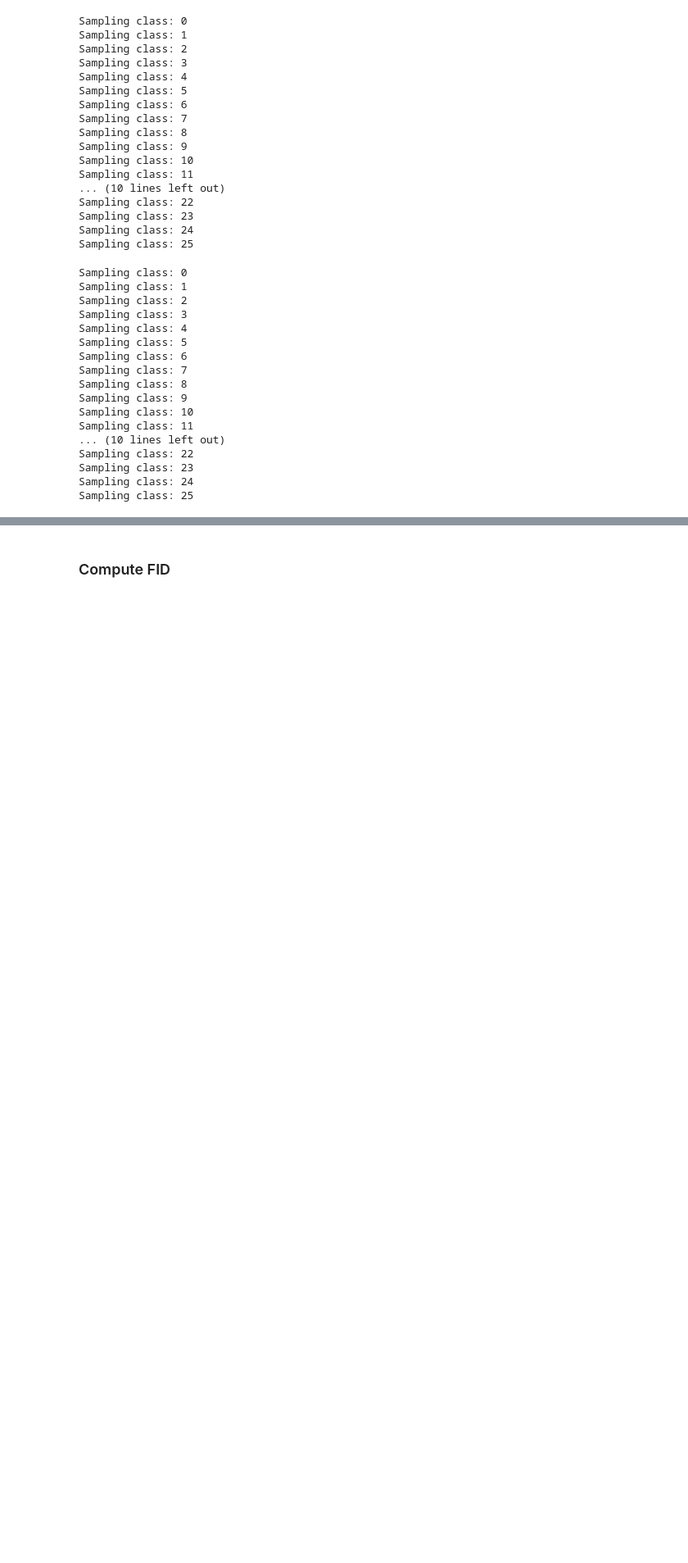
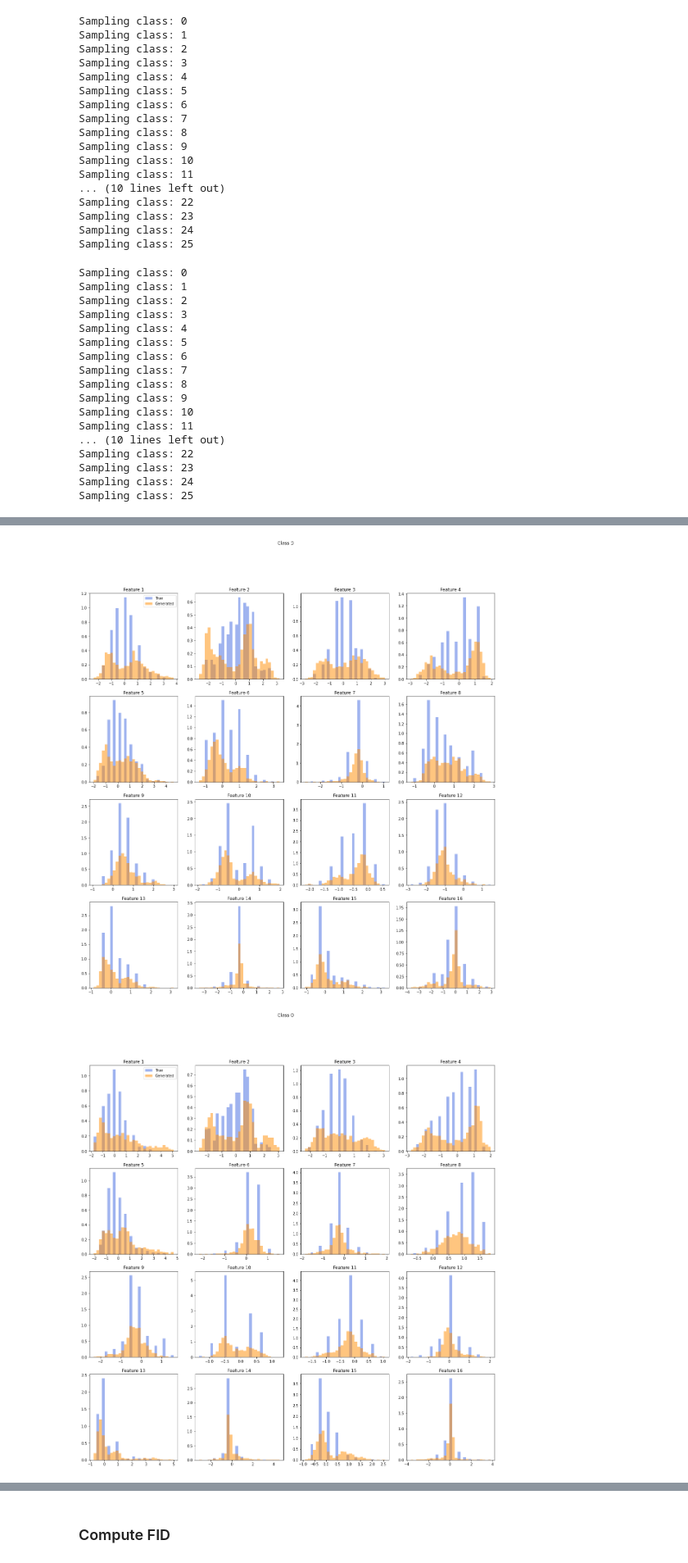
Before and after one commit to Genentech/branched-diffusion, a Jupyter notebook: notebooks/continuous_branched_letters_letter_quality.ipynb, the cells around one changed output, grey strips where cells are left out. Shown at 82% size. Drawn from its saved outputs; the diff is of its cells as text; code cells hidden in the pictures; blank space fills up the shorter version.

```diff
--- a/notebooks/continuous_branched_letters_letter_quality.ipynb
+++ b/notebooks/continuous_branched_letters_letter_quality.ipynb
@@ -217,0 +251,29 @@ Sampling class: 25
+# %%
+# Plot some example distributions of all features for certain classes
+mean_true_pred_dists = {c : [] for c in classes}
+for (c, _), dist in true_pred_dists.items():
+    mean_true_pred_dists[c].append(dist)
+for c, vals in mean_true_pred_dists.items():
+    mean_true_pred_dists[c] = np.mean(vals)
+
+num_cols = 4
+num_rows = int(np.ceil(num_features / num_cols))
+num_bins = 30
+
+for class_to_show in sorted(mean_true_pred_dists.keys(), key=lambda k: mean_true_pred_dists[k])[:3]:
+    fig, ax = plt.subplots(ncols=num_cols, nrows=num_rows, figsize=(num_cols * 5, num_rows * 5))
+    for i in range(num_features):
+        r, c = i // num_cols, i % num_cols
+        true = np.ravel(true_samples[class_to_show][:, i])
+        generated = np.ravel(branched_samples[class_to_show][:, i])
+        all_vals = np.concatenate([true, generated])
+        bins = np.linspace(np.min(all_vals), np.max(all_vals), num_bins)
+        ax[r][c].hist(true, bins=bins, color="royalblue", label="True", density=True, alpha=0.5)
+        ax[r][c].hist(generated, bins=bins, color="darkorange", label="Generated", density=True, alpha=0.5)
+        ax[r][c].set_title("Feature %d" % (i + 1))
+    ax[0][0].legend()
+    fig.suptitle("Class %s" % class_to_letter[class_to_show])
+    plt.show()
+# %% [output]
+[figure, added]
+[figure, added]
```
Also changed, not shown: parts of 11 cells of this notebook.
